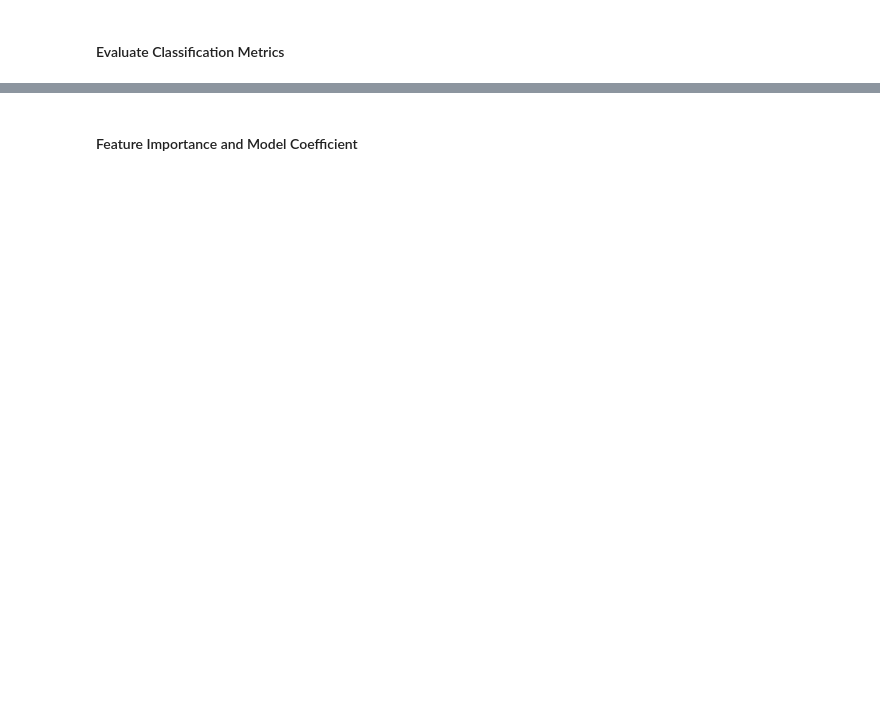
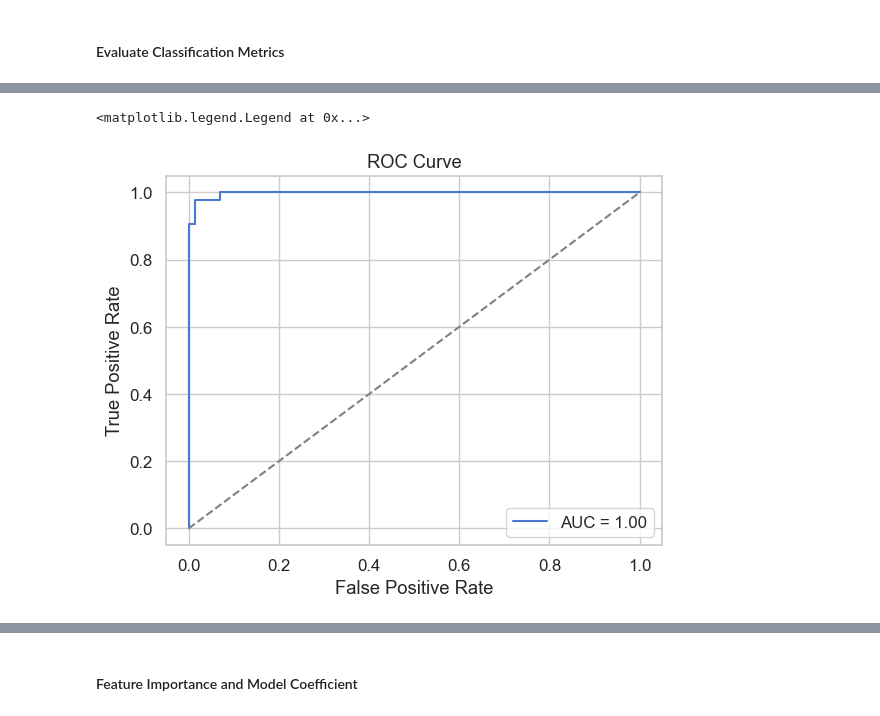
Before and after one commit to OjPreshuz/breast-cancer-logreg, a Jupyter notebook: notebooks/data_exploration.ipynb, the cells around one changed output, grey strips where cells are left out. Drawn from its saved outputs; the diff is of its cells as text; code cells hidden in the pictures; blank space fills up the shorter version.

```diff
--- a/notebooks/data_exploration.ipynb
+++ b/notebooks/data_exploration.ipynb
@@ -434,6 +439,8 @@ array([[0.97752809, 0.02247191],
 model = LogisticRegression(solver = 'liblinear')
 model.fit(X_train, y_train)
 test_preds = model.predict(X_test)
+test_prob = model.predict_proba(X_test)[:, -1].round(3)
+
 
 print('Validation Accuracy:', accuracy_score(y_test, test_preds))
 # %% [output]
@@ -482,2 +503,17 @@ report_df
 # %%
 report_df.to_csv('C:/Users/HP/Downloads/ml_da/breast-cancer-logreg/reports/validation_classification_report.csv', index = True)
+# %%
+# Plot ROC curve
+from sklearn.metrics import roc_curve, auc
+
+fpr, tpr, _ = roc_curve(y_test,test_prob)
+roc_auc = auc(fpr, tpr)
+
+plt.plot(fpr, tpr, label=f"AUC = {roc_auc:.2f}")
+plt.plot([0,1],[0,1],'--',color='gray')
+plt.xlabel("False Positive Rate")
+plt.ylabel("True Positive Rate")
+plt.title("ROC Curve"); plt.legend()
+# %% [output]
+<matplotlib.legend.Legend at 0x...>
+[figure, added]
```
Also changed, not shown: parts of 22 cells of this notebook, 7 other files.
